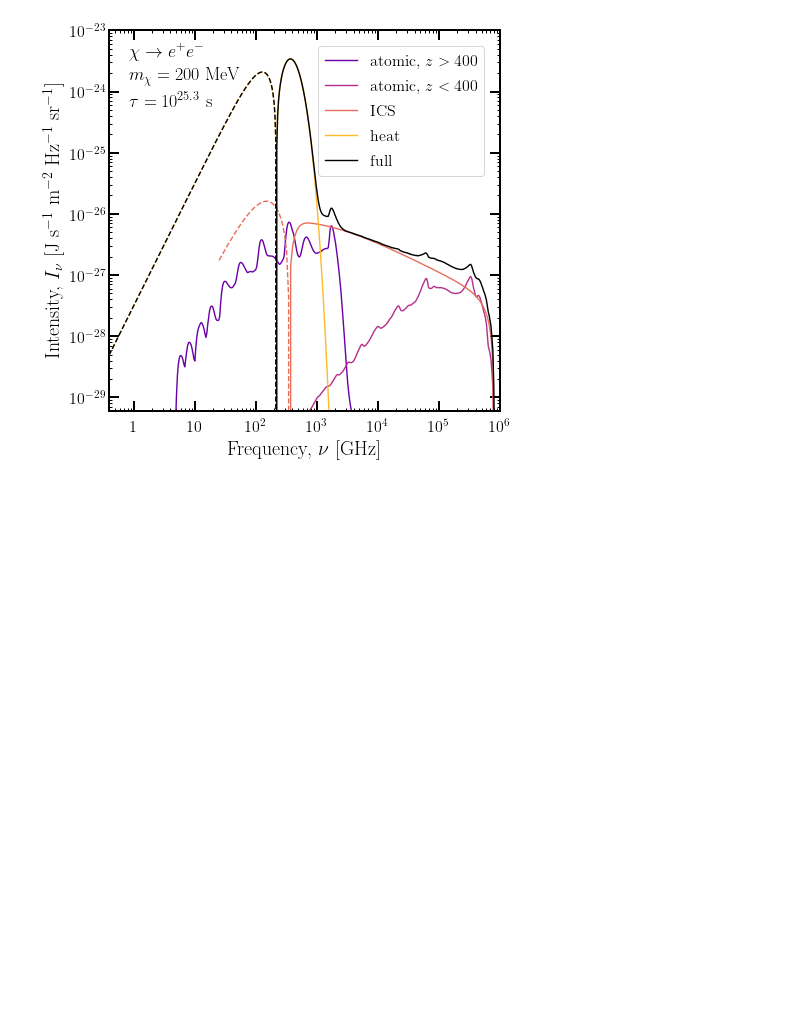
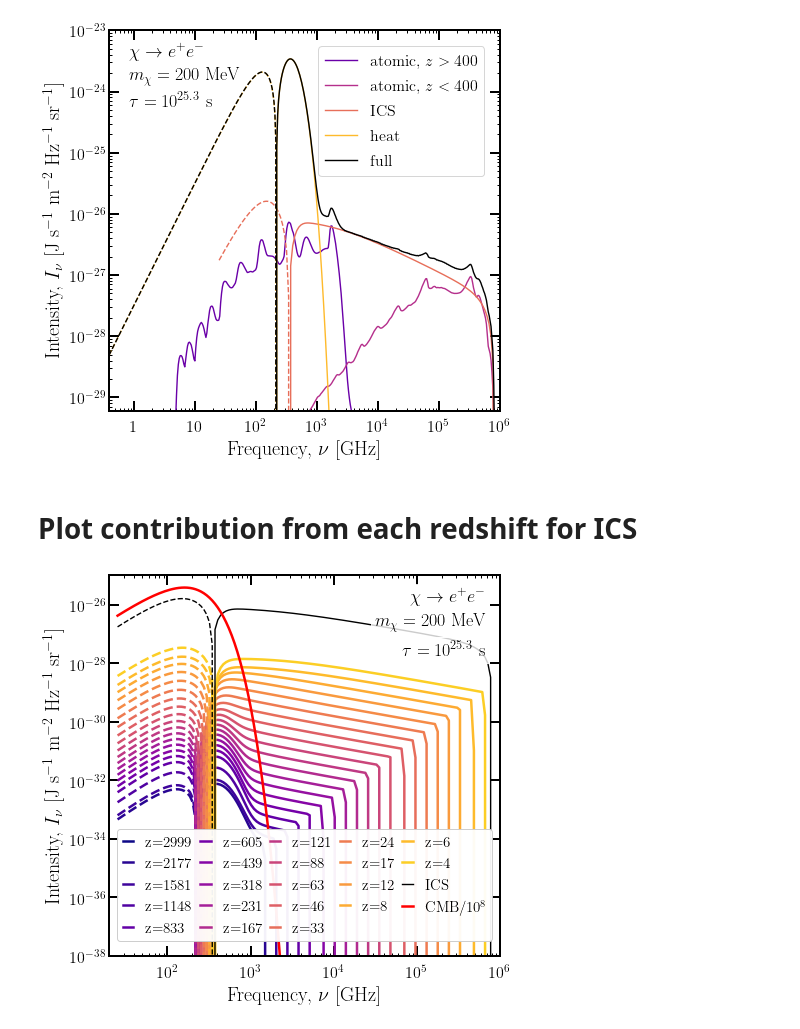
Before and after one commit to hongwanliu/DarkHistory, a Jupyter notebook: examples/DH_Upgrade/New_Results/components.ipynb, the cells around one changed output. Drawn from its saved outputs; the diff is of its cells as text; code cells hidden in the pictures; blank space fills up the shorter version.

```diff
--- a/examples/DH_Upgrade/New_Results/components.ipynb
+++ b/examples/DH_Upgrade/New_Results/components.ipynb
@@ -133,3 +130,40 @@ plt.savefig(fig_dir+'components.pdf')
 plt.show()
 # %% [output]
 [figure]
+# %% [markdown]
+# Plot contribution from each redshift for ICS
+# %%
+skip = 20
+hplanck = phys.hbar * 2*np.pi
+color = cm.plasma(np.linspace(0.,.9,len(results_comp['lowengphot'].rs[::skip])))
+
+plt.figure(figsize=(7,7))
+ax = plt.gca()
+
+for ii, rs in enumerate(results_comp['lowengphot'].rs[::skip]):
+    plt.plot(ICS_component[ii*skip].eng / hplanck / 1e9,
+             ICS_component[ii*skip].dNdE * phys.nB * ICS_component[ii*skip].eng * hplanck * phys.c / (4*np.pi) * phys.ele * 1e4,
+             label=f'z={rs-1:.0f}', color=color[ii])
+    plt.plot(ICS_component[ii*skip].eng / hplanck / 1e9,
+             - ICS_component[ii*skip].dNdE * phys.nB * ICS_component[ii*skip].eng * hplanck * phys.c / (4*np.pi) * phys.ele * 1e4,
+             linestyle='--', color=color[ii])
+plot_distortion(ax, components['ICS'], label='ICS', color='k', leg=True, first=False)
+plt.plot(ICS_component.eng / hplanck / 1e9,
+         1e-8 * phys.CMB_spec(ICS_component.eng, phys.TCMB(1)) * ICS_component[ii*skip].eng * hplanck * phys.c / (4*np.pi) * phys.ele * 1e4,
+         label=r'CMB/$10^8$', color='r')
+
+plt.axis([20, 1e6, 1e-38, 1e-25])
+plt.text(0.77, 0.93, r'$\chi \rightarrow e^+ e^-$', fontsize=18, transform = ax.transAxes,
+         bbox=dict(facecolor='white', edgecolor='white', alpha=0.8))
+plt.text(0.68, 0.86, r'$m_\chi = 200$ MeV', fontsize=18, transform = ax.transAxes,
+         bbox=dict(facecolor='white', edgecolor='white', alpha=0.8))
+plt.text(0.75, 0.79, r'$\tau = 10^{25.3}$ s', fontsize=18, transform = ax.transAxes,
+         bbox=dict(facecolor='white', edgecolor='white', alpha=0.8))
+plt.legend(loc='lower center', ncol=5, handlelength=0.7, fontsize=15,
+           columnspacing=0.5, framealpha=0.95)
+
+#plt.vlines(phys.rydberg / hplanck / 1e9 / 4, 1e-38, 1e-25, linewidth=1,  color='gray', linestyle=':')
+plt.savefig(fig_dir+'redshift_dists.pdf')
+plt.show()
+# %% [output]
+[figure, added]
```
Also changed, not shown: parts of 1 cell of this notebook, 5 other files.
